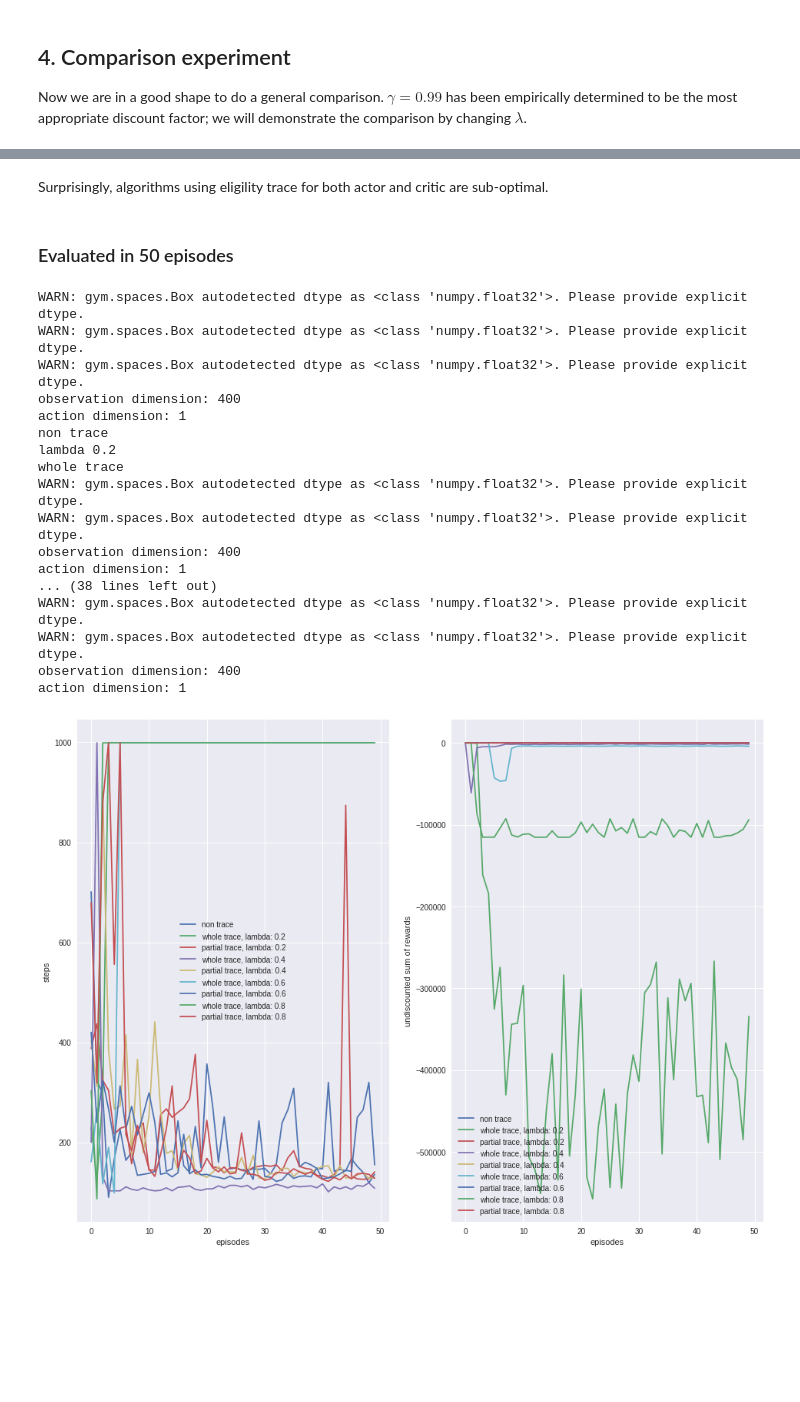
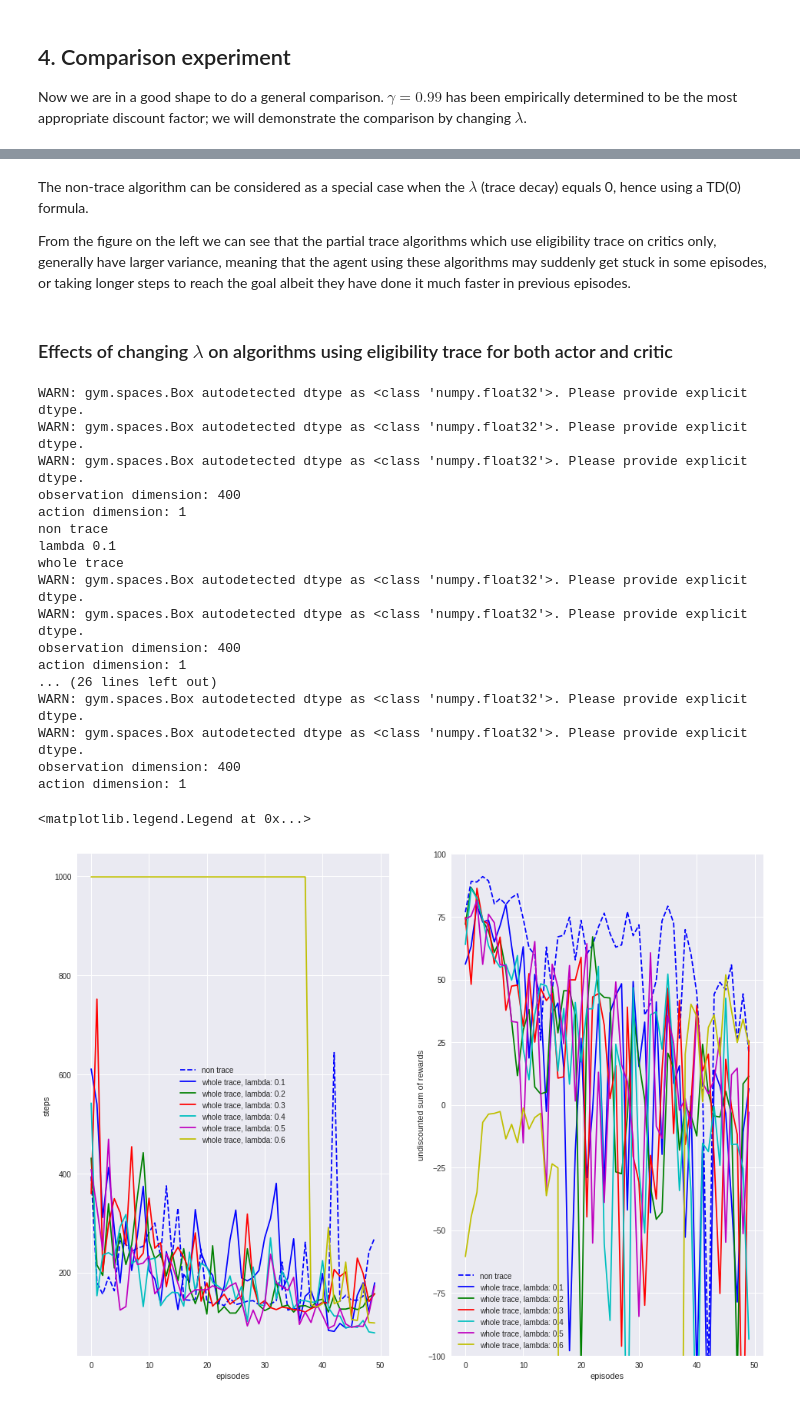
Before and after one commit to HarveyYan/COMP767, a Jupyter notebook: a5 policy gradient/COMP767_Assignment_5_Actor_Critic_Policy_Gradient.ipynb, the cells around one changed output, grey strips where cells are left out. Cells and saved outputs as stored; diff of their text form; code cells hidden in the pictures; blank space fills up the shorter version.

```diff
--- a/a5 policy gradient/COMP767_Assignment_5_Actor_Critic_Policy_Gradient.ipynb
+++ b/a5 policy gradient/COMP767_Assignment_5_Actor_Critic_Policy_Gradient.ipynb
@@ -143,7 +144,7 @@ class Policy:
         # self.loss -= 1e-1 * self.normal_dist.entropy()
 
     def _trace(self):
-        self.optimizer = tf.train.AdamOptimizer(1e-2)
+        self.optimizer = tf.train.AdamOptimizer(1e-3)
         self.grads = self.optimizer.compute_gradients(self.loss, tf.trainable_variables())
         self.identity_update = [self.identity.assign(self.identity*self.discount)]
         # self.identity = tf.Print(self.identity, [self.identity], message ='identity: ')
@@ -1055,13 +1060,17 @@ action dimension: 1
+# %% [markdown]
+The non-trace algorithm can be considered as a special case when the $\lambda$ (trace decay) equals 0, hence using a TD(0) formula.
+
+From the figure on the left we can see that the partial trace algorithms which use eligibility trace on critics only, generally have larger variance, meaning that the agent using these algorithms may suddenly get stuck in some episodes, or taking longer steps to reach the goal albeit they have done it much faster in previous episodes.
 # %% [markdown]
-Surprisingly, algorithms using eligility trace for both actor and critic are sub-optimal.
+### Effects of changing $\lambda$ on algorithms using eligibility trace for both actor and critic
-# %% [markdown]
-### Evaluated in 50 episodes
 # %%
+color = ['b', 'g', 'r', 'c', 'm', 'y', 'k', 'w']
 f, (ax1, ax2) = plt.subplots(1, 2, figsize=(16,12))
 ax1.set_xlabel('episodes')
 ax2.set_xlabel('episodes')
 ax1.set_ylabel('steps')
 ax2.set_ylabel('undiscounted sum of rewards')
+ax2.set_ylim(-100,100)
 
 # evaluated only once, since there is no lambda parameter in it
 steps = []
@@ -1075,61 +1084,45 @@ for i in range(50):
     total_steps = len(rewards)
     steps.append(total_steps)
     undiscounted.append(np.sum(rewards))
-ax1.plot(steps, label='non trace')
-ax2.plot(undiscounted, label='non trace')
+ax1.plot(steps, 'b--', label='non trace')
+ax2.plot(undiscounted, 'b--', label='non trace')
 
 
-lamb = [0.2, 0.4, 0.6, 0.8]
-for lam in lamb:
+lamb = [0.1, 0.2, 0.3, 0.4, 0.5, 0.6]
+for index, lam in enumerate(lamb):
   print('lambda', lam)
   print('whole trace')
   steps = []
   undiscounted = []
   env = Experiment('MountainCarContinuous-v0')
   env.policy.lamb = lam
   for i in range(50):
     _,_,rewards = env.run_one_epsisode()
     total_steps = len(rewards)
     steps.append(total_steps)
     undiscounted.append(np.sum(rewards))
-#   print(steps)
-#   print(undiscounted)
-  ax1.plot(steps, label='whole trace, lambda: {}'.format(lam))
-  ax2.plot(undiscounted, label='whole trace, lambda: {}'.format(lam))
+  ax1.plot(steps, color[index], label='whole trace, lambda: {}'.format(lam))
+  ax2.plot(undiscounted, color[index], label='whole trace, lambda: {}'.format(lam))
 
-  print('partial trace')
-  steps = []
-  undiscounted = []
-  env = VariantExperiment('MountainCarContinuous-v0',
-                        NonTracePolicy(400, 1, gym.spaces.Box(low=-1.0, high=1.0, shape=(1,))),
-                        ValueFunc(400))
-  env.policy.lamb = lam
-  for i in range(50):
-    rewards = env.run_one_epsisode()
-    total_steps = len(rewards)
-    steps.append(total_steps)
-    undiscounted.append(np.sum(rewards))
-  ax1.plot(steps, label='partial trace, lambda: {}'.format(lam))
-  ax2.plot(undiscounted, label='partial trace, lambda: {}'.format(lam))
-
-  ax1.legend()
-  ax2.legend()
+ax1.legend()
+ax2.legend()
 # %% [output]
 WARN: gym.spaces.Box autodetected dtype as <class 'numpy.float32'>. Please provide explicit dtype.
 WARN: gym.spaces.Box autodetected dtype as <class 'numpy.float32'>. Please provide explicit dtype.
 WARN: gym.spaces.Box autodetected dtype as <class 'numpy.float32'>. Please provide explicit dtype.
 observation dimension: 400
 action dimension: 1
 non trace
-lambda 0.2
+lambda 0.1
 whole trace
 WARN: gym.spaces.Box autodetected dtype as <class 'numpy.float32'>. Please provide explicit dtype.
 WARN: gym.spaces.Box autodetected dtype as <class 'numpy.float32'>. Please provide explicit dtype.
 observation dimension: 400
 action dimension: 1
-... (38 lines left out)
+... (26 lines left out)
 WARN: gym.spaces.Box autodetected dtype as <class 'numpy.float32'>. Please provide explicit dtype.
 WARN: gym.spaces.Box autodetected dtype as <class 'numpy.float32'>. Please provide explicit dtype.
 observation dimension: 400
 action dimension: 1
+<matplotlib.legend.Legend at 0x...>
-[figure, old version]
+[figure, new version]
```
Also changed, not shown: parts of 4 cells of this notebook.
